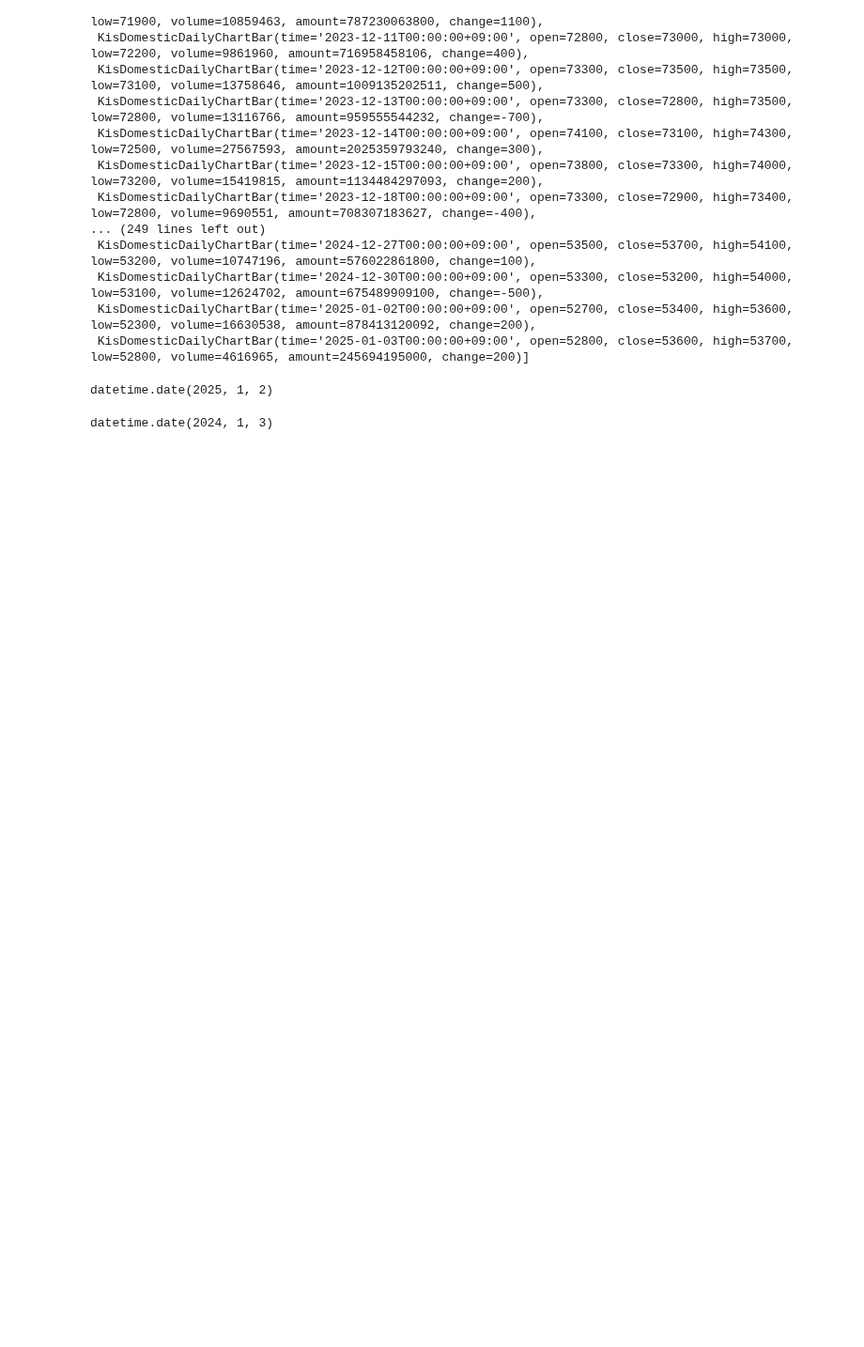
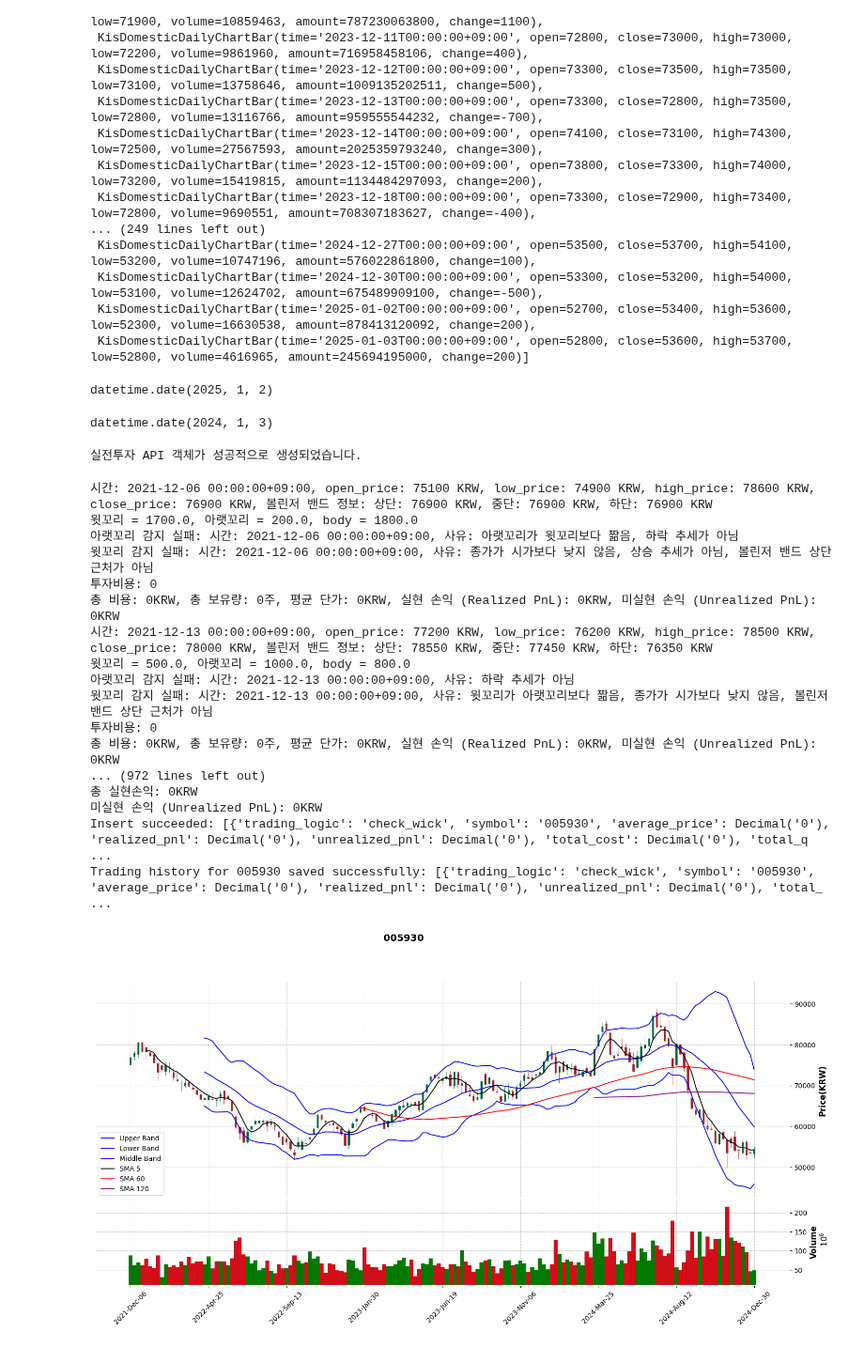
Before and after one commit to hongpro99/sb-fsts, a Jupyter notebook: local_experiment/stock.ipynb, the cells around one changed output. Shown at 94% size. Cells and saved outputs as stored; diff of their text form; code cells hidden in the pictures; blank space fills up the shorter version.

```diff
--- a/local_experiment/stock.ipynb
+++ b/local_experiment/stock.ipynb
@@ -102,3 +102,24 @@ datetime.date(2025, 1, 2)
 start_date
 # %% [output]
 datetime.date(2024, 1, 3)
+# %%
+from app.utils.auto_trading_bot import AutoTradingBot
+from datetime import date, time, timedelta
+
+
+user_name = "홍석형"
+
+auto_trading_stock = AutoTradingBot(user_name=user_name)
+
+# symbol = '329180'
+symbol = '005930'
+
+start_date = date(2021, 12, 1)
+end_date = date(2025, 1, 3)
+
+trading_logic = 'check_wick'
+interval = 'week'
+
+target_trade_value_krw = 1000000  # 매수 목표 거래 금액
+# %% [output]
+실전투자 API 객체가 성공적으로 생성되었습니다.
@@ -104,0 +130,21 @@ datetime.date(2024, 1, 3)
+# %%
+simulation_plot = auto_trading_stock.simulate_trading(symbol, start_date, end_date, target_trade_value_krw, trading_logic, interval)
+# %% [output]
+시간: 2021-12-06 00:00:00+09:00, open_price: 75100 KRW, low_price: 74900 KRW, high_price: 78600 KRW, close_price: 76900 KRW, 볼린저 밴드 정보: 상단: 76900 KRW, 중단: 76900 KRW, 하단: 76900 KRW
+윗꼬리 = 1700.0, 아랫꼬리 = 200.0, body = 1800.0
+아랫꼬리 감지 실패: 시간: 2021-12-06 00:00:00+09:00, 사유: 아랫꼬리가 윗꼬리보다 짦음, 하락 추세가 아님
+윗꼬리 감지 실패: 시간: 2021-12-06 00:00:00+09:00, 사유: 종가가 시가보다 낮지 않음, 상승 추세가 아님, 볼린저 밴드 상단 근처가 아님
+투자비용: 0
+총 비용: 0KRW, 총 보유량: 0주, 평균 단가: 0KRW, 실현 손익 (Realized PnL): 0KRW, 미실현 손익 (Unrealized PnL): 0KRW
+시간: 2021-12-13 00:00:00+09:00, open_price: 77200 KRW, low_price: 76200 KRW, high_price: 78500 KRW, close_price: 78000 KRW, 볼린저 밴드 정보: 상단: 78550 KRW, 중단: 77450 KRW, 하단: 76350 KRW
+윗꼬리 = 500.0, 아랫꼬리 = 1000.0, body = 800.0
+아랫꼬리 감지 실패: 시간: 2021-12-13 00:00:00+09:00, 사유: 하락 추세가 아님
+윗꼬리 감지 실패: 시간: 2021-12-13 00:00:00+09:00, 사유: 윗꼬리가 아랫꼬리보다 짦음, 종가가 시가보다 낮지 않음, 볼린저 밴드 상단 근처가 아님
+투자비용: 0
+총 비용: 0KRW, 총 보유량: 0주, 평균 단가: 0KRW, 실현 손익 (Realized PnL): 0KRW, 미실현 손익 (Unrealized PnL): 0KRW
+... (972 lines left out)
+총 실현손익: 0KRW
+미실현 손익 (Unrealized PnL): 0KRW
+Insert succeeded: [{'trading_logic': 'check_wick', 'symbol': '005930', 'average_price': Decimal('0'), 'realized_pnl': Decimal('0'), 'unrealized_pnl': Decimal('0'), 'total_cost': Decimal('0'), 'total_q ...
+Trading history for 005930 saved successfully: [{'trading_logic': 'check_wick', 'symbol': '005930', 'average_price': Decimal('0'), 'realized_pnl': Decimal('0'), 'unrealized_pnl': Decimal('0'), 'total_ ...
+[figure, added]
```
Also changed, not shown: parts of 1 cell of this notebook, 2 other files.
